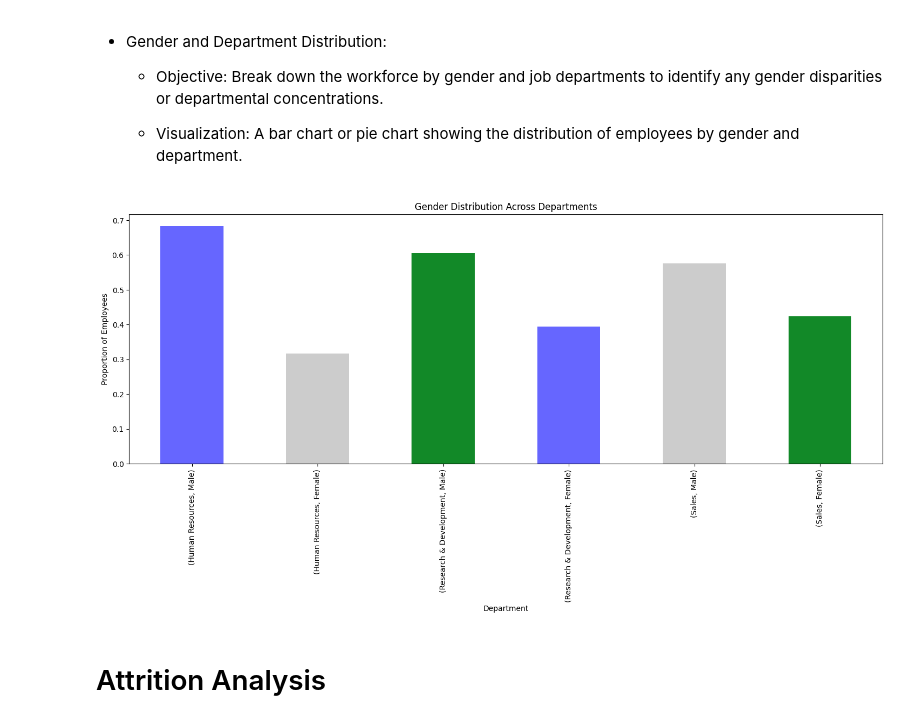
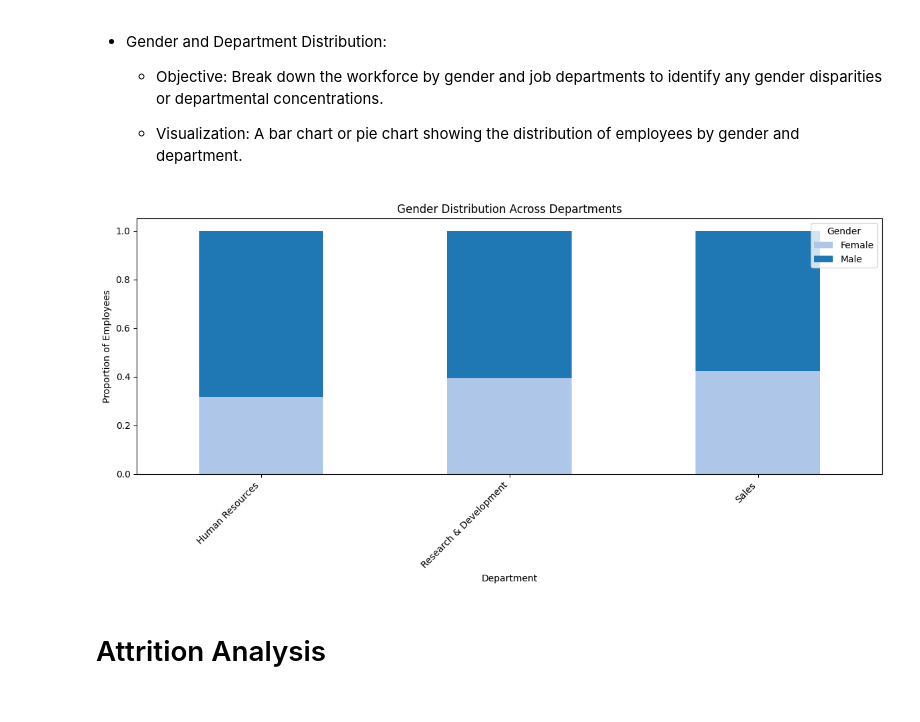
Before and after one commit to David9893-Data/HR-Analytics-Prediction, a Jupyter notebook: hr_analysis.ipynb, the cells around one changed output. Drawn from its saved outputs; the diff is of its cells as text; code cells hidden in the pictures.

```diff
--- a/hr_analysis.ipynb
+++ b/hr_analysis.ipynb
@@ -33,7 +33,7 @@ import warnings
 warnings.filterwarnings('ignore')
 # %%
 # Load the dataset
-hr_analysis = pd.read_csv("/Users/dee_98/Desktop/Data Cleaning/HR-Employee-Attrition.csv")
+hr_analysis = pd.read_csv("/Users/dee_98/Desktop/CSV_For_Python/HR-Employee-Attrition.csv")
 # %%
 pip install jinja2
 # %% [output]
@@ -165,16 +165,21 @@ plt.show()
 
     - Visualization: A bar chart or pie chart showing the distribution of employees by gender and department.
 # %%
-report_genre_dept = hr_analysis.groupby('Department')['Gender'].value_counts(normalize=True)
+# Proportion par département et genre
+report_genre_dept = hr_analysis.groupby('Department')['Gender'].value_counts(normalize=True).unstack()
 
-report_genre_dept.plot(kind='bar', stacked=True, figsize=(18,6), color=['#6666FF', '#CCCCCC', '#128928'])
+# Affichage avec couleurs uniformes
+report_genre_dept.plot(kind='bar', stacked=True, figsize=(12, 6), color=['#aec7e8', '#1f77b4'])  # Female, Male
 
 plt.title('Gender Distribution Across Departments')
 plt.xlabel('Department')
 plt.ylabel('Proportion of Employees')
+plt.legend(title='Gender')
+plt.xticks(rotation=45, ha='right')
+plt.tight_layout()
 plt.show()
 # %% [output]
-[figure, old version]
+[figure, new version]
 # %% [markdown]
 # Attrition Analysis
 # %% [markdown]
```
Also changed, not shown: parts of 2 cells of this notebook.
